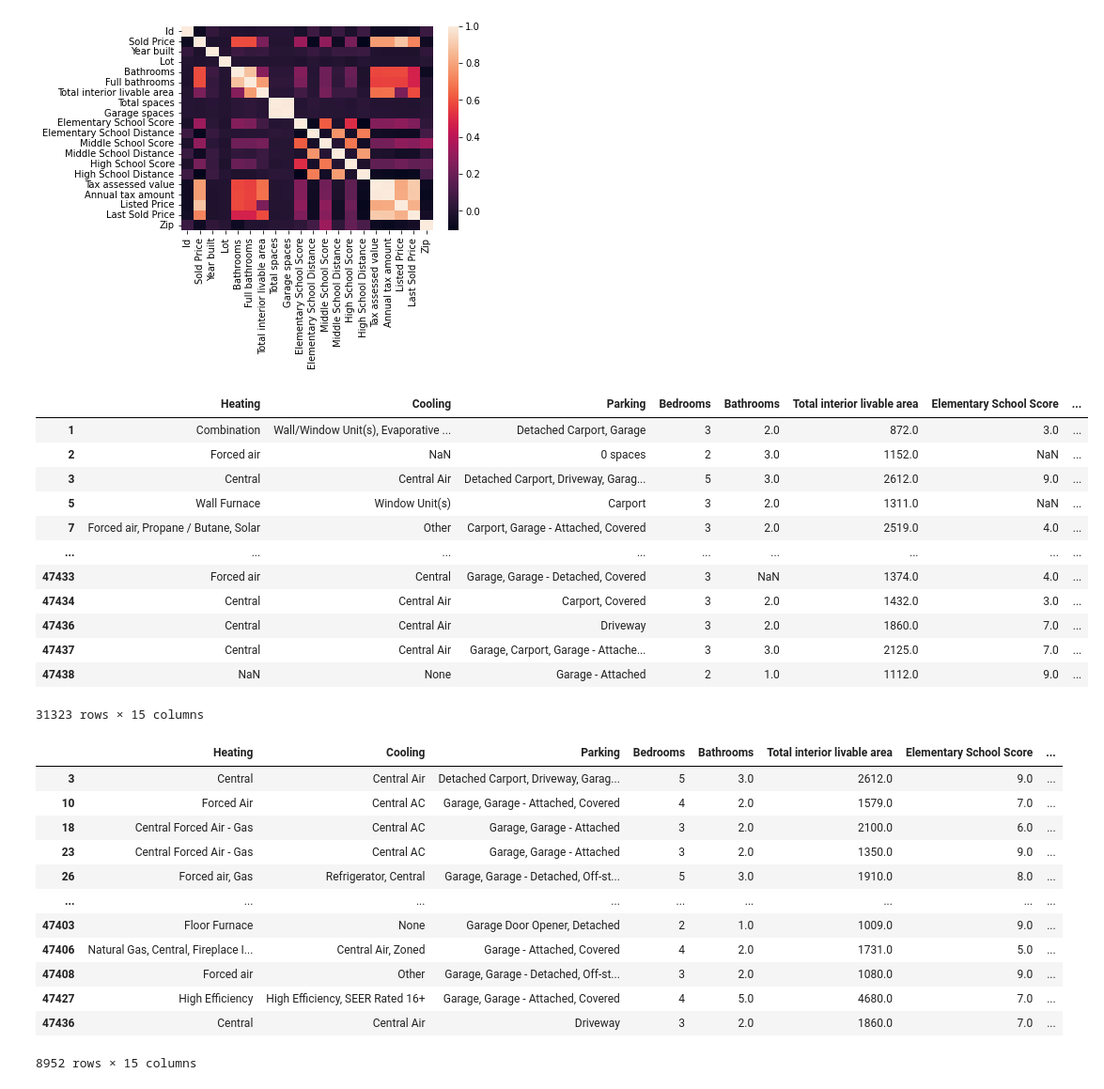
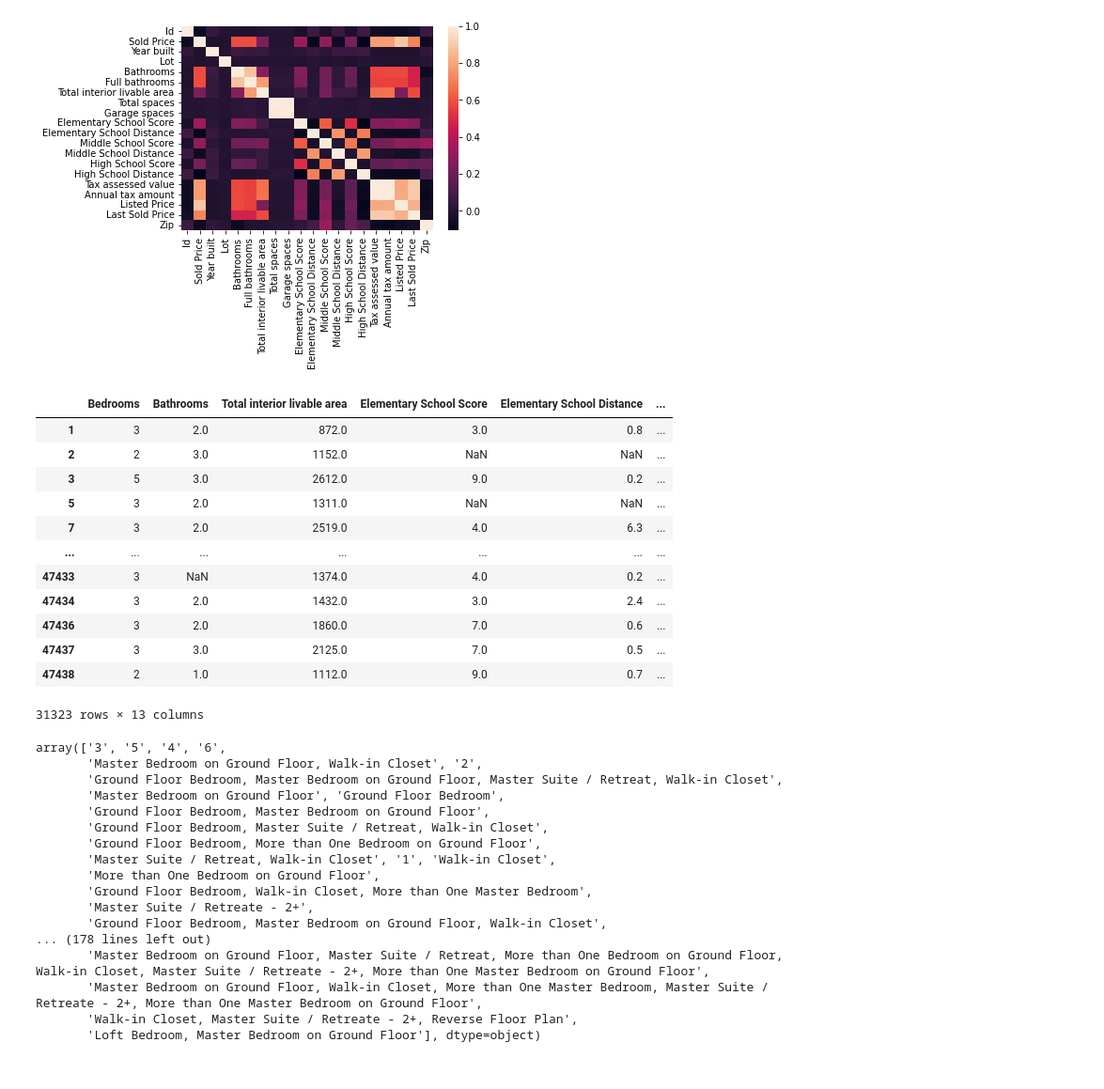
Before and after one commit to sadeedadnan/ECS-171-machine-learning-project-, a Jupyter notebook: data/preproccesing.ipynb, the cells around one changed output. Shown at 94% size. Drawn from its saved outputs; the diff is of its cells as text; code cells hidden in the pictures.

```diff
--- a/data/preproccesing.ipynb
+++ b/data/preproccesing.ipynb
@@ -14,41 +29,44 @@ sns.heatmap(df.corr())
 <AxesSubplot:>
 [figure]
 # %%
-df = df.drop(columns=["Id", "Address", "Sold Price", "Summary", "Type", 'Year built', "Lot", "Full bathrooms", "Region",
-                      "Total spaces", "Garage spaces", "Elementary School", "Elementary School Distance",
-                      "Middle School", "Middle School Distance", "High School",
-                      "High School Distance", "Heating features", "Cooling features", "Parking features", "Listed On",
-                      "Last Sold On", "Last Sold Price", "City", "Zip", "State"])
+df = df.drop(columns=["Id", "Address", "Sold Price", "Summary", "Type", 'Year built', "Lot", "Heating", "Cooling",
+                      "Parking", "Full bathrooms", "Region", "Total spaces", "Garage spaces", "Elementary School",
+                      "Middle School", "High School", "Flooring", "Appliances included", "Heating features", "Cooling features",
+                      "Laundry features", "Parking features", "Listed On", "Last Sold On", "Last Sold Price", "Zip", "State"])
 
 df
 # %% [output]
-|  | Heating | Cooling | Parking | Bedrooms | Bathrooms | Total interior livable area | Elementary School Score | ... |
-| 1 | Combination | Wall/Window Unit(s), Evaporative ... | Detached Carport, Garage | 3 | 2.0 | 872.0 | 3.0 | ... |
-| 2 | Forced air | NaN | 0 spaces | 2 | 3.0 | 1152.0 | NaN | ... |
-| 3 | Central | Central Air | Detached Carport, Driveway, Garag... | 5 | 3.0 | 2612.0 | 9.0 | ... |
-| 5 | Wall Furnace | Window Unit(s) | Carport | 3 | 2.0 | 1311.0 | NaN | ... |
-| 7 | Forced air, Propane / Butane, Solar | Other | Carport, Garage - Attached, Covered | 3 | 2.0 | 2519.0 | 4.0 | ... |
-| ... | ... | ... | ... | ... | ... | ... | ... | ... |
-| 47433 | Forced air | Central | Garage, Garage - Detached, Covered | 3 | NaN | 1374.0 | 4.0 | ... |
-| 47434 | Central | Central Air | Carport, Covered | 3 | 2.0 | 1432.0 | 3.0 | ... |
-| 47436 | Central | Central Air | Driveway | 3 | 2.0 | 1860.0 | 7.0 | ... |
-| 47437 | Central | Central Air | Garage, Carport, Garage - Attache... | 3 | 3.0 | 2125.0 | 7.0 | ... |
-| 47438 | NaN | None | Garage - Attached | 2 | 1.0 | 1112.0 | 9.0 | ... |
+|  | Bedrooms | Bathrooms | Total interior livable area | Elementary School Score | Elementary School Distance | ... |
+| 1 | 3 | 2.0 | 872.0 | 3.0 | 0.8 | ... |
+| 2 | 2 | 3.0 | 1152.0 | NaN | NaN | ... |
+| 3 | 5 | 3.0 | 2612.0 | 9.0 | 0.2 | ... |
+| 5 | 3 | 2.0 | 1311.0 | NaN | NaN | ... |
+| 7 | 3 | 2.0 | 2519.0 | 4.0 | 6.3 | ... |
+| ... | ... | ... | ... | ... | ... | ... |
+| 47433 | 3 | NaN | 1374.0 | 4.0 | 0.2 | ... |
+| 47434 | 3 | 2.0 | 1432.0 | 3.0 | 2.4 | ... |
+| 47436 | 3 | 2.0 | 1860.0 | 7.0 | 0.6 | ... |
+| 47437 | 3 | 3.0 | 2125.0 | 7.0 | 0.5 | ... |
+| 47438 | 2 | 1.0 | 1112.0 | 9.0 | 0.7 | ... |
-31323 rows × 15 columns
+31323 rows × 13 columns
 # %%
 first_dataset = df.dropna()
-first_dataset
+first_dataset["Bedrooms"].unique()
 # %% [output]
-|  | Heating | Cooling | Parking | Bedrooms | Bathrooms | Total interior livable area | Elementary School Score | ... |
-| 3 | Central | Central Air | Detached Carport, Driveway, Garag... | 5 | 3.0 | 2612.0 | 9.0 | ... |
-| 10 | Forced Air | Central AC | Garage, Garage - Attached, Covered | 4 | 2.0 | 1579.0 | 7.0 | ... |
-| 18 | Central Forced Air - Gas | Central AC | Garage, Garage - Attached | 3 | 2.0 | 2100.0 | 6.0 | ... |
-| 23 | Central Forced Air - Gas | Central AC | Garage, Garage - Attached | 3 | 2.0 | 1350.0 | 9.0 | ... |
-| 26 | Forced air, Gas | Refrigerator, Central | Garage, Garage - Detached, Off-st... | 5 | 3.0 | 1910.0 | 8.0 | ... |
-| ... | ... | ... | ... | ... | ... | ... | ... | ... |
-| 47403 | Floor Furnace | None | Garage Door Opener, Detached | 2 | 1.0 | 1009.0 | 9.0 | ... |
-| 47406 | Natural Gas, Central, Fireplace I... | Central Air, Zoned | Garage - Attached, Covered | 4 | 2.0 | 1731.0 | 5.0 | ... |
-| 47408 | Forced air | Other | Garage, Garage - Detached, Off-st... | 3 | 2.0 | 1080.0 | 9.0 | ... |
-| 47427 | High Efficiency | High Efficiency, SEER Rated 16+ | Garage, Garage - Attached, Covered | 4 | 5.0 | 4680.0 | 7.0 | ... |
-| 47436 | Central | Central Air | Driveway | 3 | 2.0 | 1860.0 | 7.0 | ... |
-8952 rows × 15 columns
+array(['3', '5', '4', '6',
+       'Master Bedroom on Ground Floor, Walk-in Closet', '2',
+       'Ground Floor Bedroom, Master Bedroom on Ground Floor, Master Suite / Retreat, Walk-in Closet',
+       'Master Bedroom on Ground Floor', 'Ground Floor Bedroom',
+       'Ground Floor Bedroom, Master Bedroom on Ground Floor',
+       'Ground Floor Bedroom, Master Suite / Retreat, Walk-in Closet',
+       'Ground Floor Bedroom, More than One Bedroom on Ground Floor',
+       'Master Suite / Retreat, Walk-in Closet', '1', 'Walk-in Closet',
+       'More than One Bedroom on Ground Floor',
+       'Ground Floor Bedroom, Walk-in Closet, More than One Master Bedroom',
+       'Master Suite / Retreate - 2+',
+       'Ground Floor Bedroom, Master Bedroom on Ground Floor, Walk-in Closet',
+... (178 lines left out)
+       'Master Bedroom on Ground Floor, Master Suite / Retreat, More than One Bedroom on Ground Floor, Walk-in Closet, Master Suite / Retreate - 2+, More than One Master Bedroom on Ground Floor',
+       'Master Bedroom on Ground Floor, Walk-in Closet, More than One Master Bedroom, Master Suite / Retreate - 2+, More than One Master Bedroom on Ground Floor',
+       'Walk-in Closet, Master Suite / Retreate - 2+, Reverse Floor Plan',
+       'Loft Bedroom, Master Bedroom on Ground Floor'], dtype=object)
```
Also changed, not shown: parts of 25 cells of this notebook, 1 other file.
